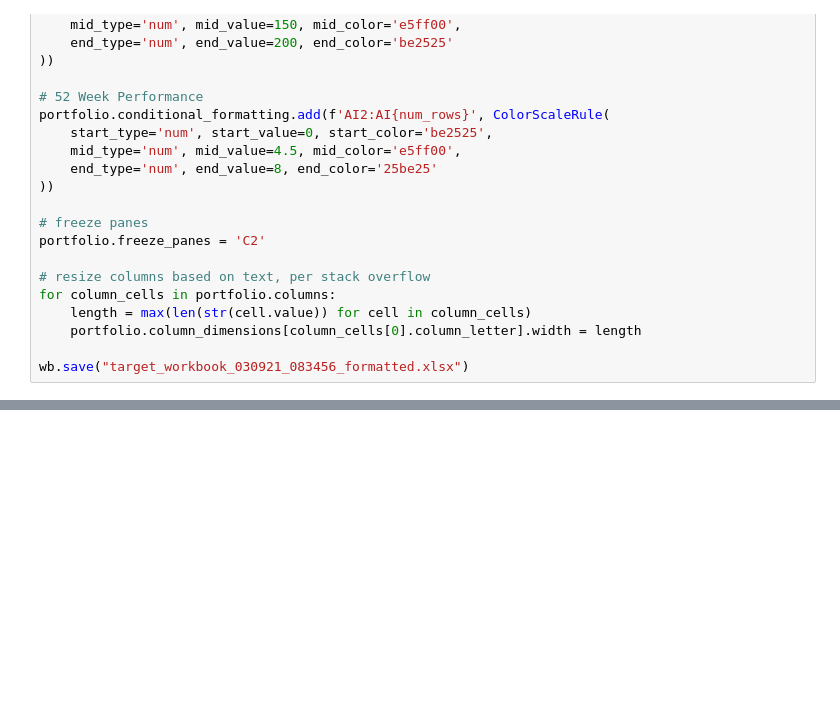
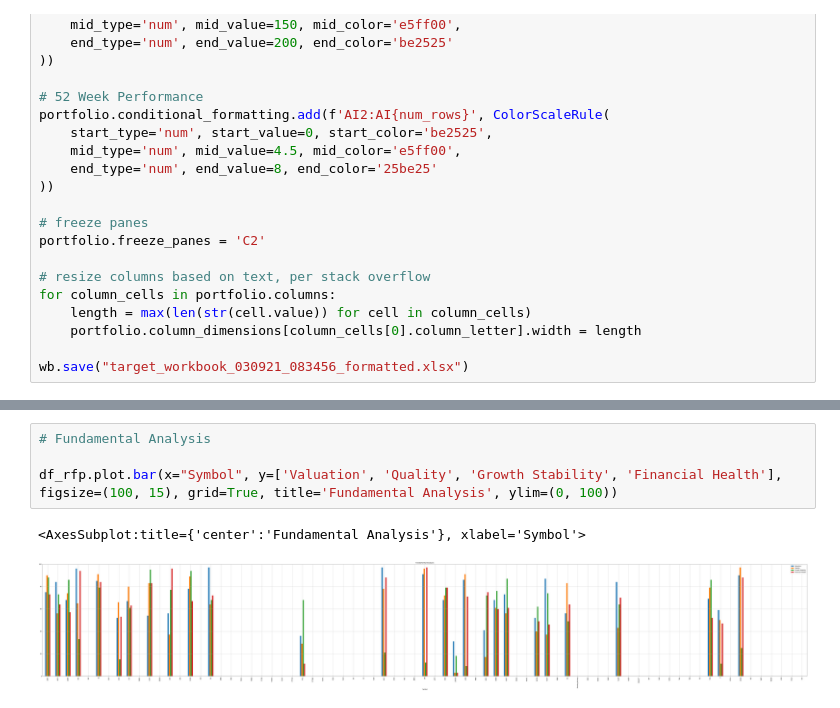
Before and after one commit to jmacdonald2010/fidelity-portfolio-review, a Jupyter notebook: fidelity_portfolio_review.ipynb, the cells around one changed output, grey strips where cells are left out. Drawn from its saved outputs; the diff is of its cells as text; blank space fills up the shorter version.

```diff
--- a/fidelity_portfolio_review.ipynb
+++ b/fidelity_portfolio_review.ipynb
@@ -590,0 +639,7 @@ Coming soon!
+# %%
+# Fundamental Analysis
+
+df_rfp.plot.bar(x="Symbol", y=['Valuation', 'Quality', 'Growth Stability', 'Financial Health'], figsize=(100, 15), grid=True, title='Fundamental Analysis', ylim=(0, 100))
+# %% [output]
+<AxesSubplot:title={'center':'Fundamental Analysis'}, xlabel='Symbol'>
+[figure, added]
```
Also changed, not shown: parts of 10 cells of this notebook, 2 other files.
